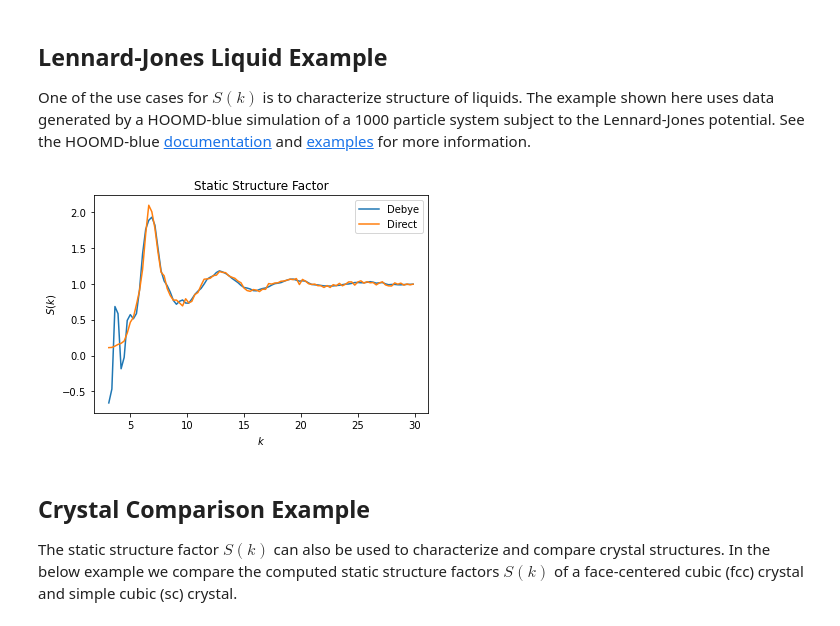
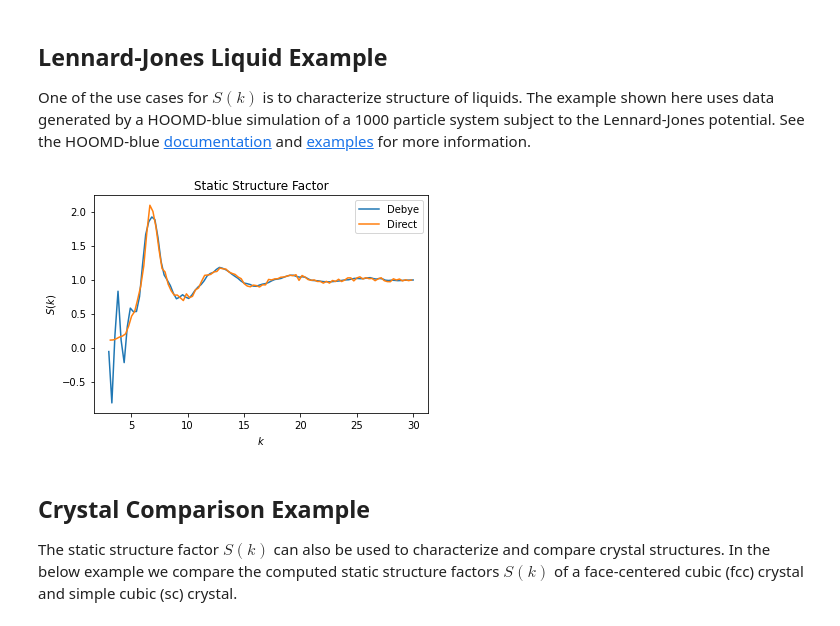
Before and after one commit to glotzerlab/freud-examples, a Jupyter notebook: module_intros/diffraction.StaticStructureFactor.ipynb, the cells around one changed output. Cells and saved outputs as stored; diff of their text form; code cells hidden in the pictures.

```diff
--- a/module_intros/diffraction.StaticStructureFactor.ipynb
+++ b/module_intros/diffraction.StaticStructureFactor.ipynb
@@ -25,33 +25,33 @@ One of the use cases for $S(k)$ is to characterize structure of liquids. The exa
 # %%
 import freud
 import gsd.hoomd
 import matplotlib.pyplot as plt
 import numpy as np
 
 bins = 100
 k_max = 30
 k_min = 3
 sfDirect = freud.diffraction.StaticStructureFactorDirect(
     bins=bins, k_max=k_max, k_min=k_min
 )
 sfDebye = freud.diffraction.StaticStructureFactorDebye(
-    bins=bins, k_max=k_max, k_min=k_min
+    num_k_values=bins, k_max=k_max, k_min=k_min
 )
 
 with gsd.hoomd.open("data/LJsampletraj.gsd", "rb") as traj:
     for frame in traj:
         sfDebye.compute(frame, reset=False)
         sfDirect.compute(frame, reset=False)
 
-plt.plot(sfDebye.bin_centers, sfDebye.S_k, label="Debye")
+plt.plot(sfDebye.k_values, sfDebye.S_k, label="Debye")
 plt.plot(sfDirect.bin_centers, sfDirect.S_k, label="Direct")
 plt.title("Static Structure Factor")
 plt.xlabel("$k$")
 plt.ylabel("$S(k)$")
 plt.legend()
 plt.show()
 # %% [output]
-[figure, old version]
+[figure, new version]
 # %% [markdown]
 ## Crystal Comparison Example
 
```
